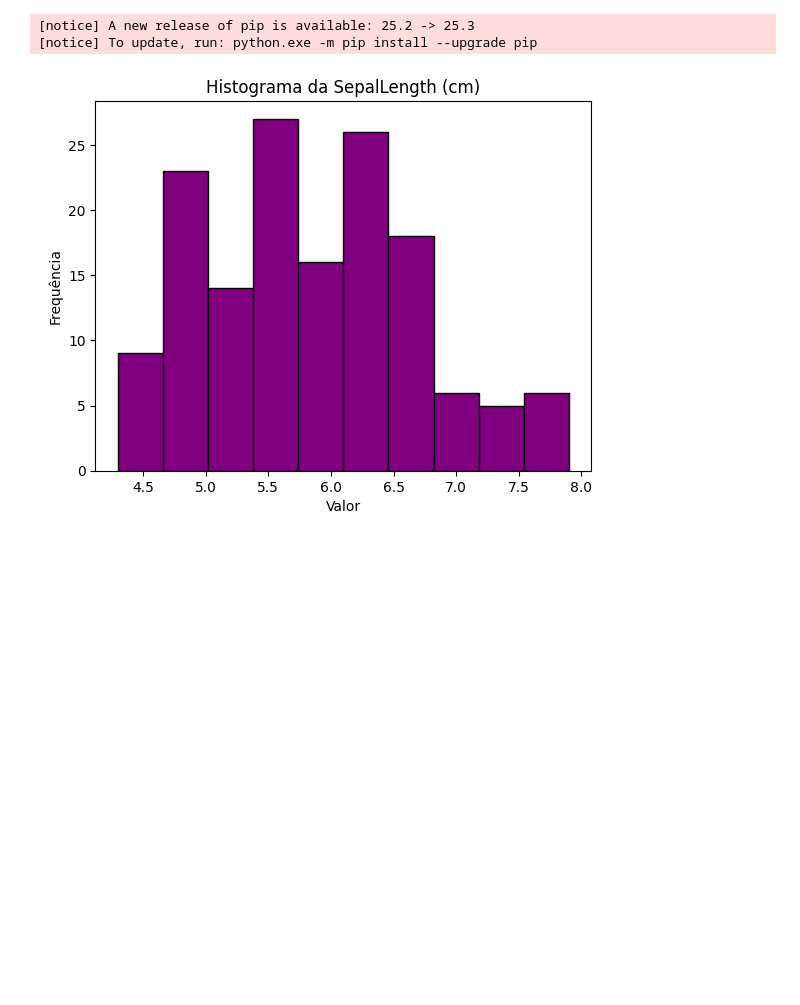
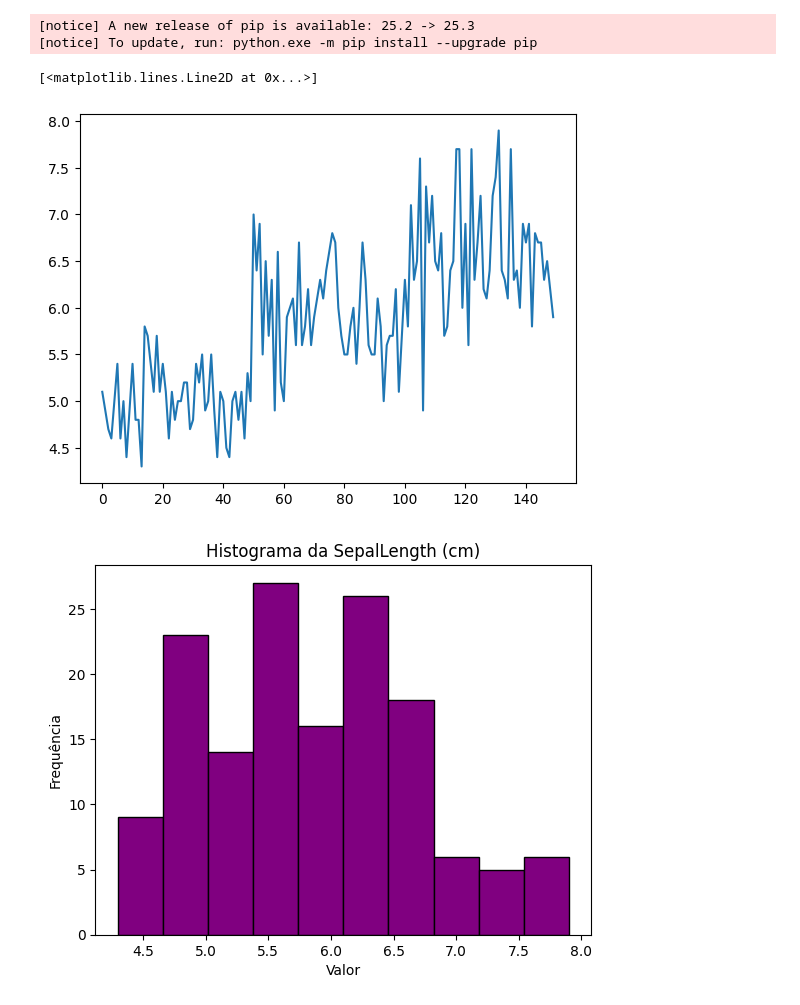
Before and after one commit to Andyjr-code/CURSONUMPY, a Jupyter notebook: aula1.ipynb, the cells around one changed output. Drawn from its saved outputs; the diff is of its cells as text; code cells hidden in the pictures; blank space fills up the shorter version.

```diff
--- a/aula1.ipynb
+++ b/aula1.ipynb
@@ -194,6 +194,11 @@ Requirement already satisfied: python-dateutil>=2.7 in c:\users\andy54053236\one
 Requirement already satisfied: six>=1.5 in c:\users\andy54053236\onedrive - senac df\área de trabalho\cursonumpy\venv\lib\site-packages (from python-dateutil>=2.7->matplotlib) (1.17.0)
 [notice] A new release of pip is available: 25.2 -> 25.3
 [notice] To update, run: python.exe -m pip install --upgrade pip
+# %%
+plt.plot(data_iris[:,1])
+# %% [output]
+[<matplotlib.lines.Line2D at 0x...>]
+[figure, added]
 # %%
 # vamos criar gráficos com matplotlib
 import matplotlib.pyplot as plt
```
Also changed, not shown: 2 other files.
